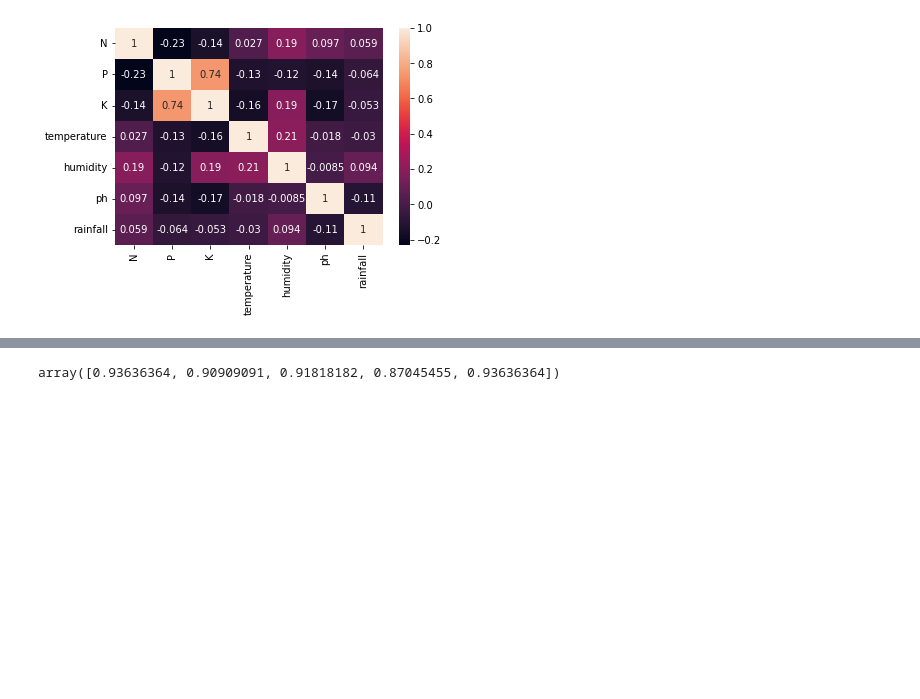
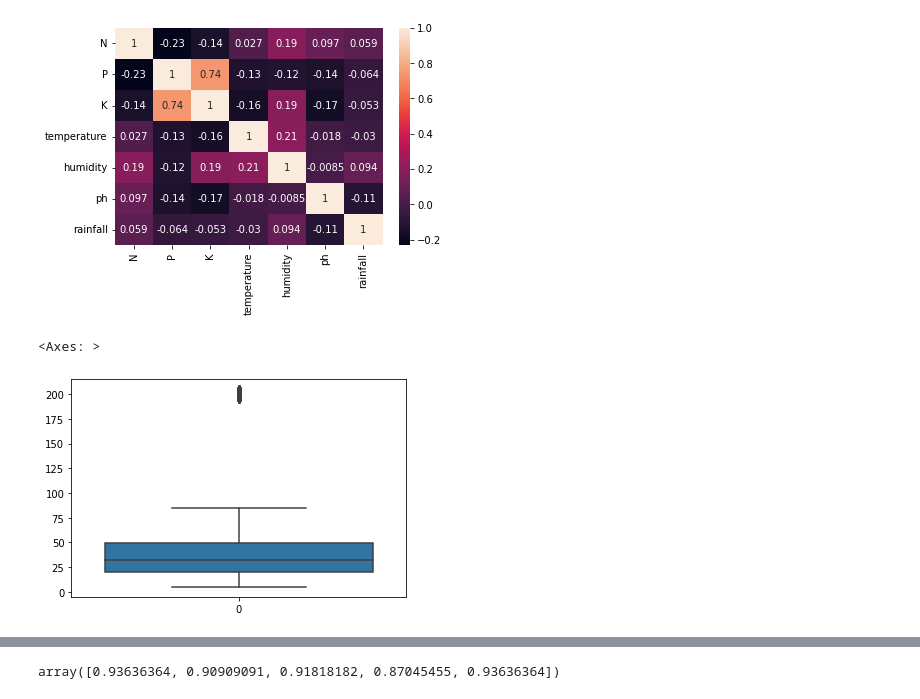
Before and after one commit to vivekrrg/FarmAssistantFrontEnd, a Jupyter notebook: fyp_base_model.ipynb, the cells around one changed output, grey strips where cells are left out. Cells and saved outputs as stored; diff of their text form; code cells hidden in the pictures; blank space fills up the shorter version.

```diff
--- a/fyp_base_model.ipynb
+++ b/fyp_base_model.ipynb
@@ -97,3 +97,8 @@ sns.heatmap(df.corr(),annot=True)
 # %% [output]
 <Axes: >
 [figure]
+# %%
+sns.boxplot(df['K'])
+# %% [output]
+<Axes: >
+[figure, added]
```
Also changed, not shown: parts of 10 cells of this notebook.
